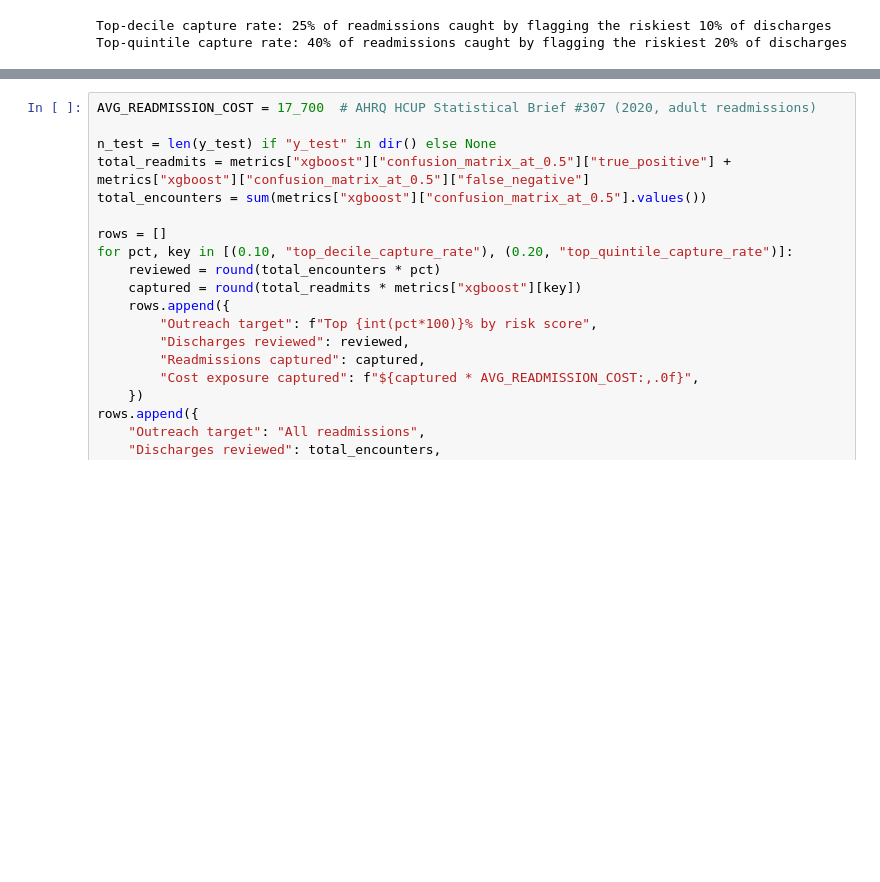
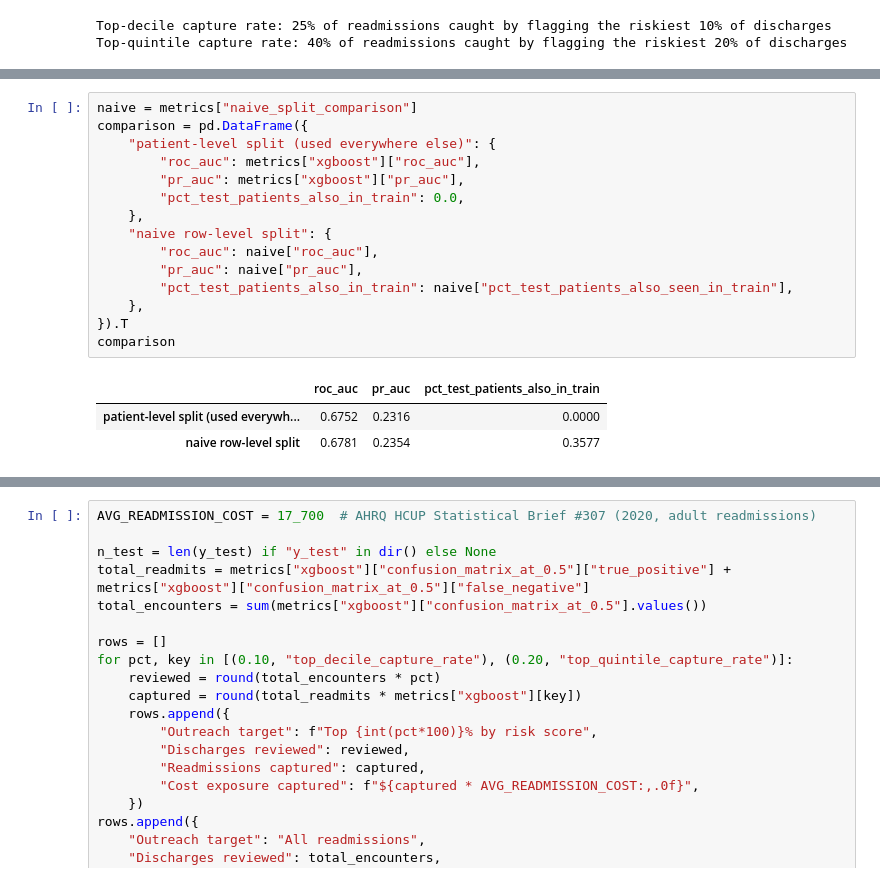
Before and after one commit to jlwj22/Healthcare-Readmission, a Jupyter notebook: notebooks/01_eda_and_modeling.ipynb, the cells around one changed output, grey strips where cells are left out. Cells and saved outputs as stored; diff of their text form; blank space fills up the shorter version.

```diff
--- a/notebooks/01_eda_and_modeling.ipynb
+++ b/notebooks/01_eda_and_modeling.ipynb
@@ -151,0 +168,19 @@ Top-quintile capture rate: 40% of readmissions caught by flagging the riskiest 2
+# %%
+naive = metrics["naive_split_comparison"]
+comparison = pd.DataFrame({
+    "patient-level split (used everywhere else)": {
+        "roc_auc": metrics["xgboost"]["roc_auc"],
+        "pr_auc": metrics["xgboost"]["pr_auc"],
+        "pct_test_patients_also_in_train": 0.0,
+    },
+    "naive row-level split": {
+        "roc_auc": naive["roc_auc"],
+        "pr_auc": naive["pr_auc"],
+        "pct_test_patients_also_in_train": naive["pct_test_patients_also_seen_in_train"],
+    },
+}).T
+comparison
+# %% [output]
+|  | roc_auc | pr_auc | pct_test_patients_also_in_train |
+| patient-level split (used everywh... | 0.6752 | 0.2316 | 0.0000 |
+| naive row-level split | 0.6781 | 0.2354 | 0.3577 |
```
Also changed, not shown: parts of 18 cells of this notebook, 8 other files.
